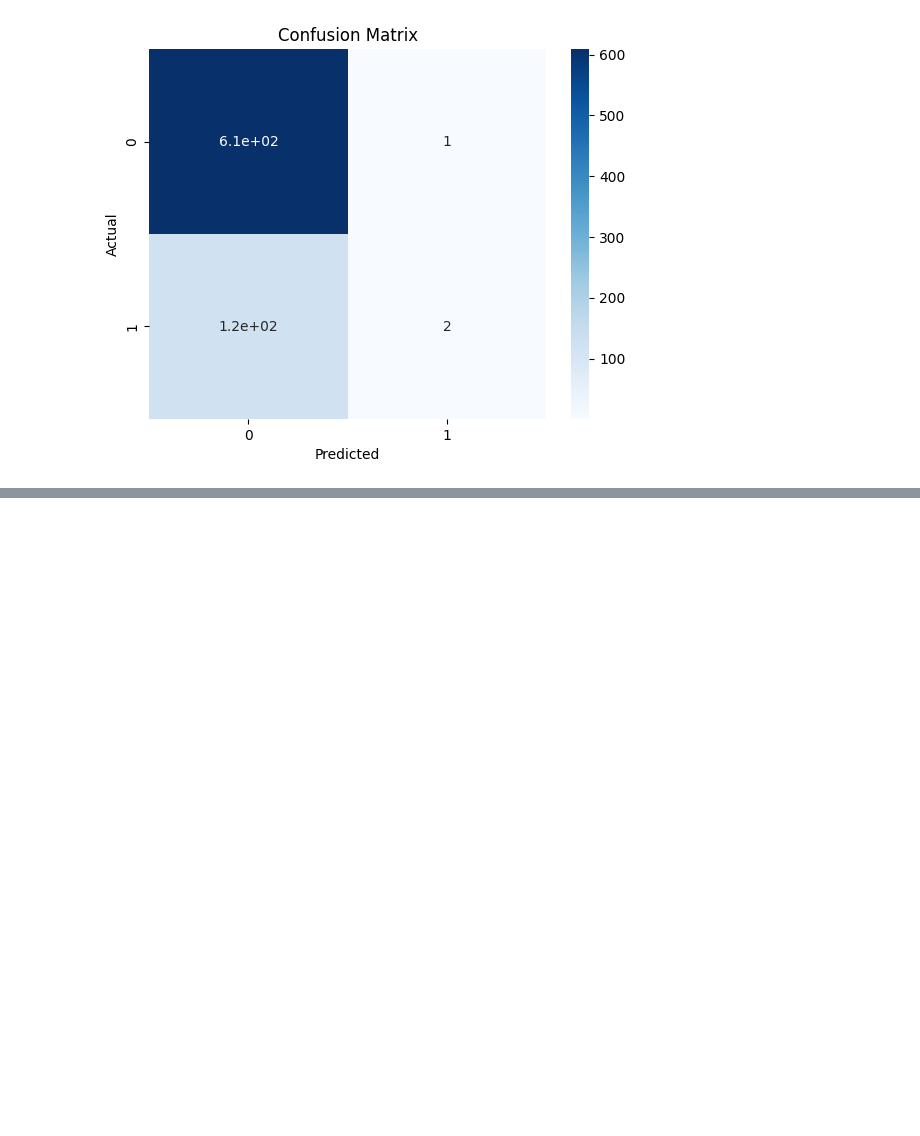
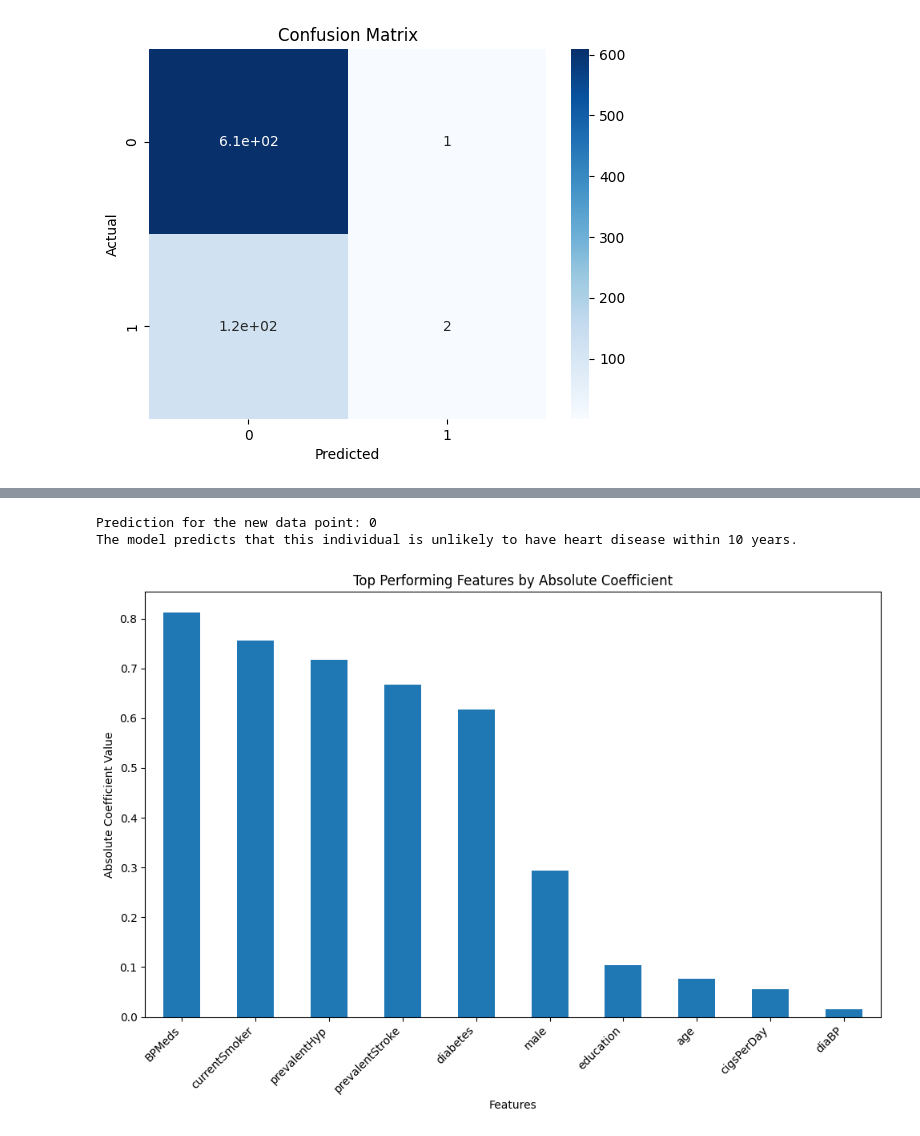
Before and after one commit to ut-si-ch/Heart-Disease-Prediction-using-Logistic-Regression, a Jupyter notebook: ML_Logistic_Regression.ipynb, the cells around one changed output, grey strips where cells are left out. Saved outputs shown, nothing was run; the diff lists cells and outputs as text; code cells hidden in the pictures; blank space fills up the shorter version.

```diff
--- a/ML_Logistic_Regression.ipynb
+++ b/ML_Logistic_Regression.ipynb
@@ -207,0 +287,38 @@ plt.show()
+# %%
+# Make prediction on the new data
+prediction_new = model_improved.predict(new_data)
+
+print("\nPrediction for the new data point:", prediction_new[0])
+if prediction_new[0] == 1:
+    print("The model predicts that this individual is likely to have heart disease within 10 years.")
+else:
+    print("The model predicts that this individual is unlikely to have heart disease within 10 years.")
+# %% [output]
+Prediction for the new data point: 0
+The model predicts that this individual is unlikely to have heart disease within 10 years.
+# %%
+# ## Identifying and Plotting Important Features
+
+# Get the coefficients of the logistic regression model
+coefficients = model_improved.coef_[0]
+
+# Create a pandas Series to store feature names and their corresponding absolute coefficients
+feature_importance = pd.Series(abs(coefficients), index=X_train_smote.columns)
+# %%
+# Sort the features by importance (absolute coefficient value) in descending order
+sorted_feature_importance = feature_importance.sort_values(ascending=False)
+# %%
+# Select the top N features (you can adjust N)
+top_n_features = sorted_feature_importance.head(10) # Let's plot top 10 features
+# %%
+# Plot the top performing features
+plt.figure(figsize=(10, 7))
+top_n_features.plot(kind='bar')
+plt.title('Top Performing Features by Absolute Coefficient')
+plt.xlabel('Features')
+plt.ylabel('Absolute Coefficient Value')
+plt.xticks(rotation=45, ha='right')
+plt.tight_layout()
+plt.show()
+# %% [output]
+[figure, added]
```
Also changed, not shown: parts of 11 cells of this notebook.
